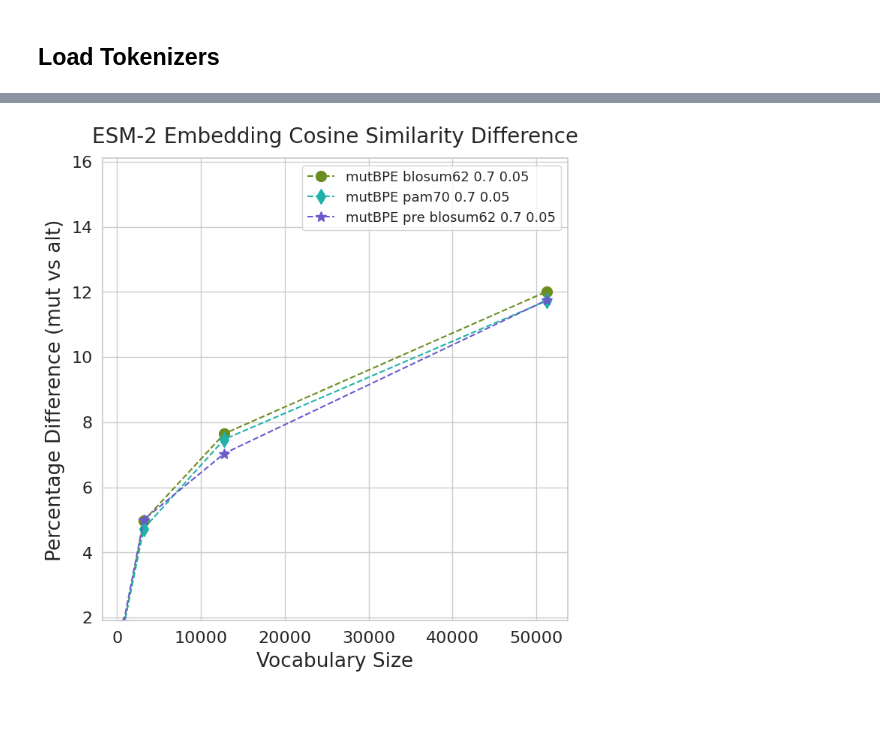
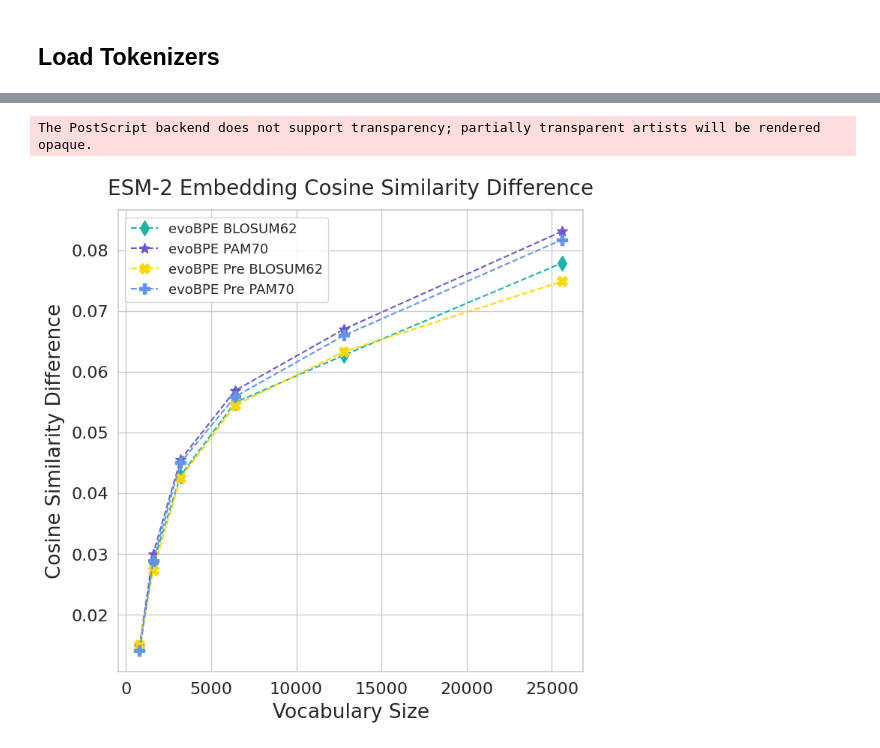
Before and after one commit to boun-tabi-lifelu/evolutionary-subword-tokenization, a Jupyter notebook: Prog/esm_study.ipynb, the cells around one changed output, grey strips where cells are left out. Cells and saved outputs as stored; diff of their text form; code cells hidden in the pictures; blank space fills up the shorter version.

```diff
--- a/Prog/esm_study.ipynb
+++ b/Prog/esm_study.ipynb
@@ -538,24 +529,33 @@ method_names = [method_name[:-len(str(vocab_sizes[0]))-1] for method_name in lis
 # %%
 sns.set_style("whitegrid")
-for i, method_name in enumerate(method_names):
+
+for i, method in enumerate(methods):
     for j, choice in enumerate(['mutated', 'alternative']):
-        plt.plot(vocab_sizes, [series_protein_all_similarity_wmean[f'{method_name} {vocab_size} {choice}'] for vocab_size in vocab_sizes],
-                markers[i],
-                color=colors[i],
-                linestyle=linestyles[j],
-                markersize=10,
-                label=f"{method_name} {choice}")
+        if choice == 'mutated':
+            plt.plot(vocab_sizes, [series_protein_all_similarity_wmean[f'{method} {vocab_size} {choice}'] for vocab_size in vocab_sizes],
+                    markers[i],
+                    color=colors[i],
+                    linestyle=linestyles[j],
+                    markersize=10,
+                    label=methods2names[method])
+        else:
+            plt.plot(vocab_sizes, [series_protein_all_similarity_wmean[f'{method} {vocab_size} {choice}'] for vocab_size in vocab_sizes],
+                    markers[i],
+                    color=colors[i],
+                    linestyle=linestyles[j],
+                    markersize=10)
 
 plt.title(f"ESM-2 Embedding Cosine Similarity", pad=title_pad)
 plt.xlabel("Vocabulary Size", labelpad=label_pad)
-plt.ylabel("Similarity", labelpad=label_pad)
+plt.ylabel("Cosine Similarity", labelpad=label_pad)
 plt.legend()
 
 # plt.xlim([0, 2000])
 # plt.ylim([.1, .4])
 
-# plt.savefig(f'{figures_folder_name}/domain_boundary.pdf', bbox_inches='tight')
-# plt.savefig(f'{figures_folder_name}/domain_boundary.png', bbox_inches='tight')
+plt.savefig(f'{figures_folder_name}/esm_embedding_all.eps', bbox_inches='tight')
+plt.savefig(f'{figures_folder_name}/esm_embedding_all.pdf', bbox_inches='tight')
+plt.savefig(f'{figures_folder_name}/esm_embedding_all.png', bbox_inches='tight')
 
 plt.show()
 # %% [output]
@@ -563,26 +564,29 @@ plt.show()
 # %%
 sns.set_style("whitegrid")
-for i, method_name in enumerate(method_names):
+for i, method in enumerate(methods):
     plt.plot(vocab_sizes,
-             [100*(series_protein_all_similarity_wmean[f'{method_name} {vocab_size} mutated']-series_protein_all_similarity_wmean[f'{method_name} {vocab_size} alternative'])/series_protein_all_similarity_wmean[f'{method_name} {vocab_size} mutated']
+             [series_protein_all_similarity_wmean[f'{method} {vocab_size} mutated']-series_protein_all_similarity_wmean[f'{method} {vocab_size} alternative']
               for vocab_size in vocab_sizes],
             markers[i],
             color=colors[i],
+            linestyle=linestyles[1],
             markersize=10,
-            label=f"{method_name}")
+            label=methods2names[method])
 
 plt.title(f"ESM-2 Embedding Cosine Similarity Difference", pad=title_pad)
 plt.xlabel("Vocabulary Size", labelpad=label_pad)
-plt.ylabel("Percentage Difference (mut vs alt)", labelpad=label_pad)
+plt.ylabel("Cosine Similarity Difference", labelpad=label_pad)
 # plt.xticks(vocab_sizes)
 plt.legend()
 
 # plt.xlim([0, 2000])
-plt.ylim([1.9, 16.1])
+# plt.ylim([1.9, 16.1])
 
-# plt.savefig(f'{figures_folder_name}/domain_boundary.pdf', bbox_inches='tight')
-# plt.savefig(f'{figures_folder_name}/domain_boundary.png', bbox_inches='tight')
+plt.savefig(f'{figures_folder_name}/esm_embedding_diff.eps', bbox_inches='tight')
+plt.savefig(f'{figures_folder_name}/esm_embedding_diff.pdf', bbox_inches='tight')
+plt.savefig(f'{figures_folder_name}/esm_embedding_diff.png', bbox_inches='tight')
 
 plt.show()
 # %% [output]
+The PostScript backend does not support transparency; partially transparent artists will be rendered opaque.
-[figure, old version]
+[figure, new version]
```
Also changed, not shown: parts of 17 cells of this notebook, 2 other files.
